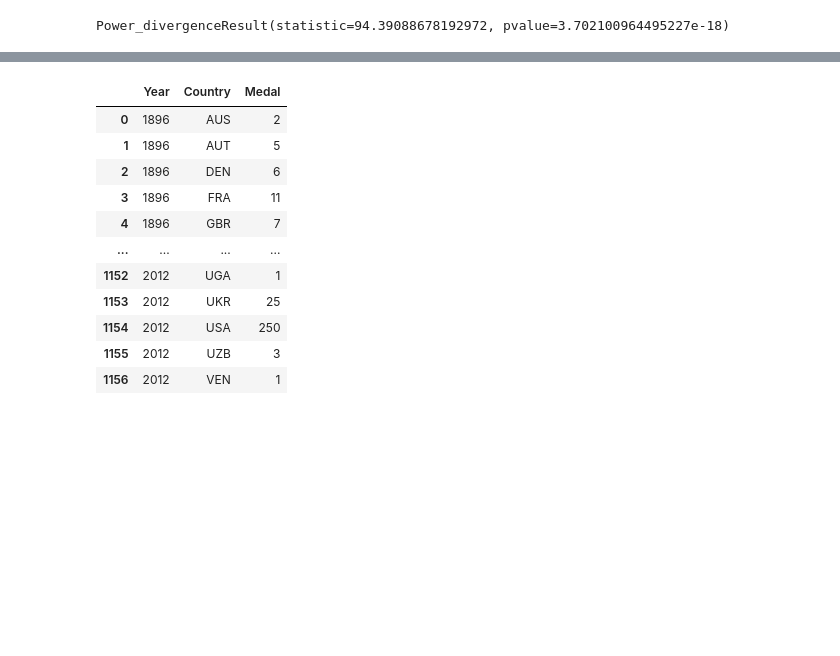
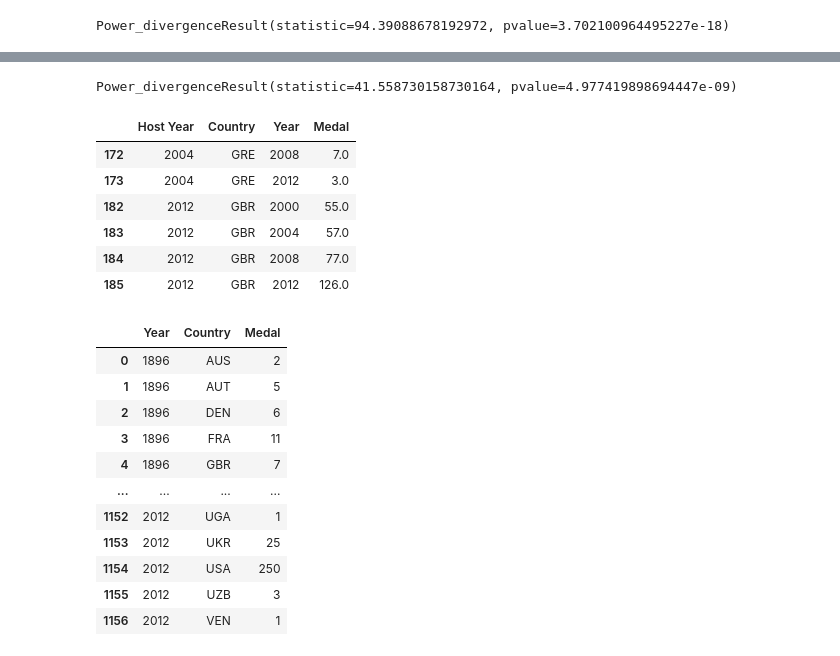
Before and after one commit to TomHOldershaw/Project_1_Team_2, a Jupyter notebook: Q3data.ipynb, the cells around one changed output, grey strips where cells are left out. Cells and saved outputs as stored; diff of their text form; code cells hidden in the pictures; blank space fills up the shorter version.

```diff
--- a/Q3data.ipynb
+++ b/Q3data.ipynb
@@ -544,3 +597,17 @@ host_medals.loc[(host_medals["Country"]=="ESP")].reset_index().tail(30)
+# %%
+stats.chisquare(GBR2012_df['observed'], GBR2012_df['expected'])
+# %% [output]
+Power_divergenceResult(statistic=41.558730158730164, pvalue=4.977419898694447e-09)
+# %%
+host_medals.tail(6)
+# %% [output]
+|  | Host Year | Country | Year | Medal |
+| 172 | 2004 | GRE | 2008 | 7.0 |
+| 173 | 2004 | GRE | 2012 | 3.0 |
+| 182 | 2012 | GBR | 2000 | 55.0 |
+| 183 | 2012 | GBR | 2004 | 57.0 |
+| 184 | 2012 | GBR | 2008 | 77.0 |
+| 185 | 2012 | GBR | 2012 | 126.0 |
 # %%
 summary_summer
 # %% [output]
```
Also changed, not shown: parts of 10 cells of this notebook.
